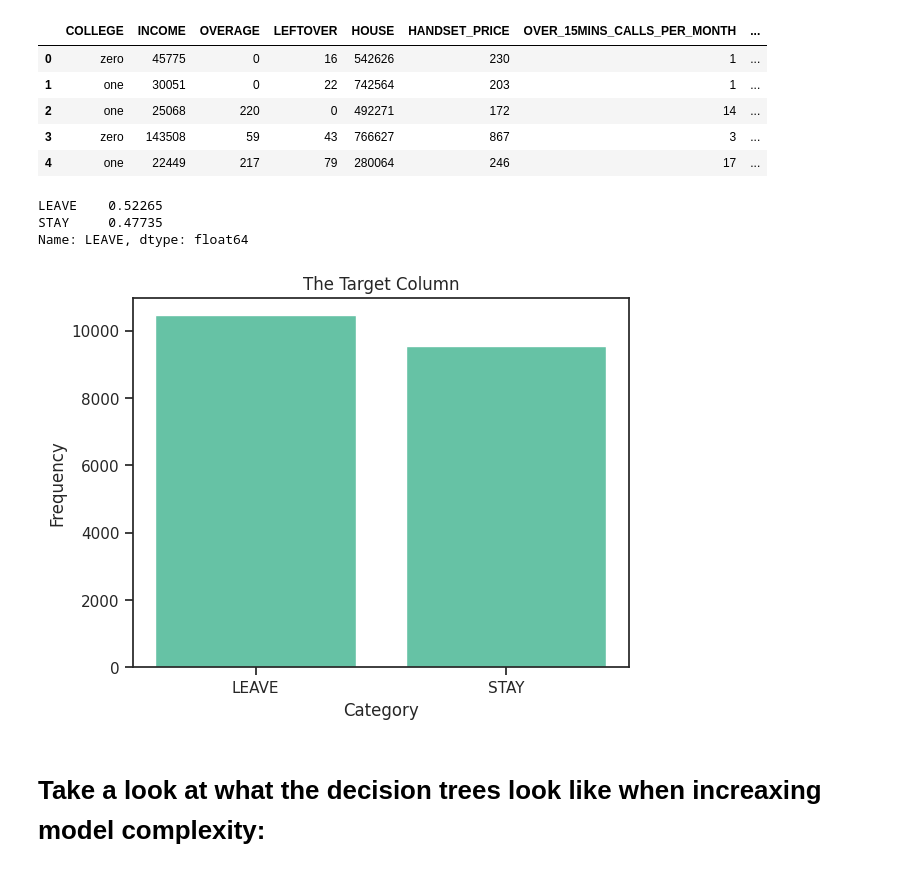
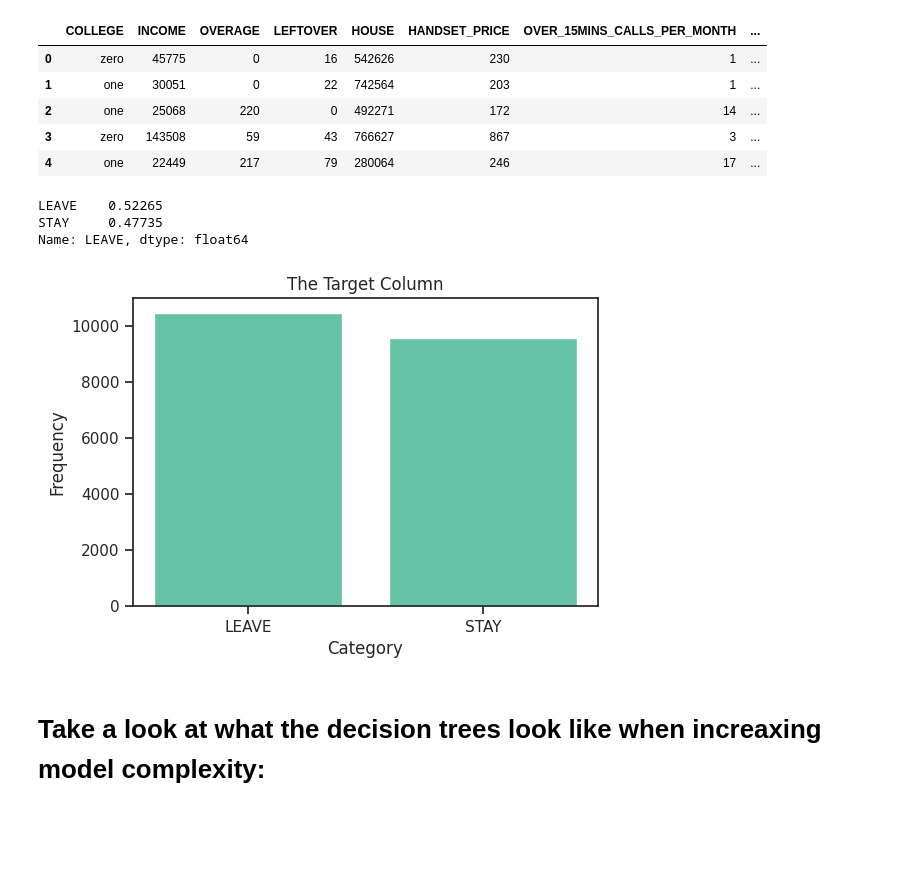
Before and after one commit to pearl-yu/foster_2023summer, a Jupyter notebook: churn.ipynb, the cells around one changed output. Cells and saved outputs as stored; diff of their text form; code cells hidden in the pictures; blank space fills up the shorter version.

```diff
--- a/churn.ipynb
+++ b/churn.ipynb
@@ -70,19 +70,21 @@ df.head()
 | 3 | zero | 143508 | 59 | 43 | 766627 | 867 | 3 | ... |
 | 4 | one | 22449 | 217 | 79 | 280064 | 246 | 17 | ... |
 # %%
+# take a look at the target column
+fig = plt.figure(figsize=(6,4))
 counts = df['LEAVE'].value_counts()
 print(df["LEAVE"].value_counts()/df["LEAVE"].count())
 
 plt.bar(counts.index, counts.values)
 plt.title('The Target Column')
 plt.xlabel('Category')
 plt.ylabel('Frequency')
 plt.show()
 # %% [output]
 LEAVE    0.52265
 STAY     0.47735
 Name: LEAVE, dtype: float64
-[figure, old version]
+[figure, new version]
 # %%
 # data preprocessing
 df['LEAVE'] = np.where(df['LEAVE']=='LEAVE',1,0)
```
Also changed, not shown: parts of 1 cell of this notebook.
